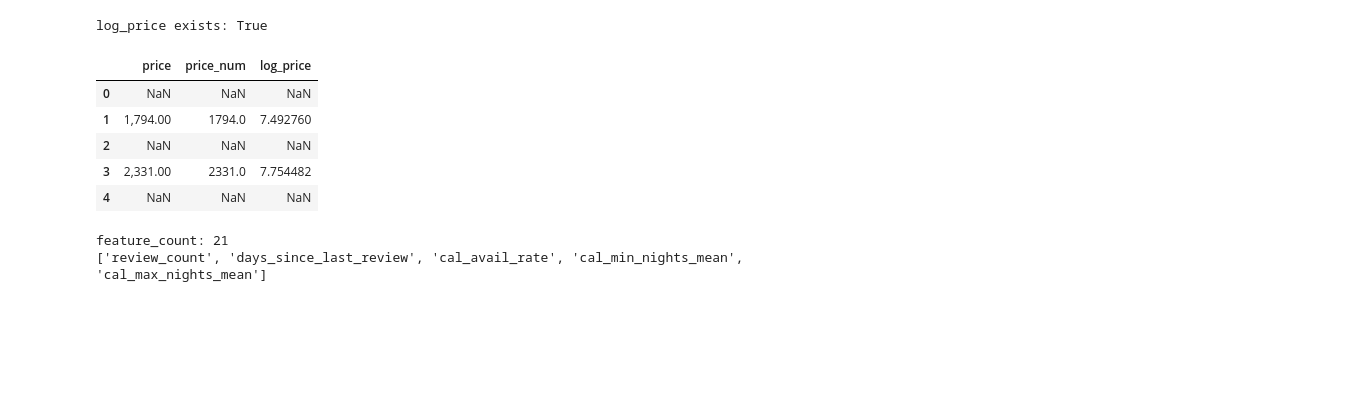
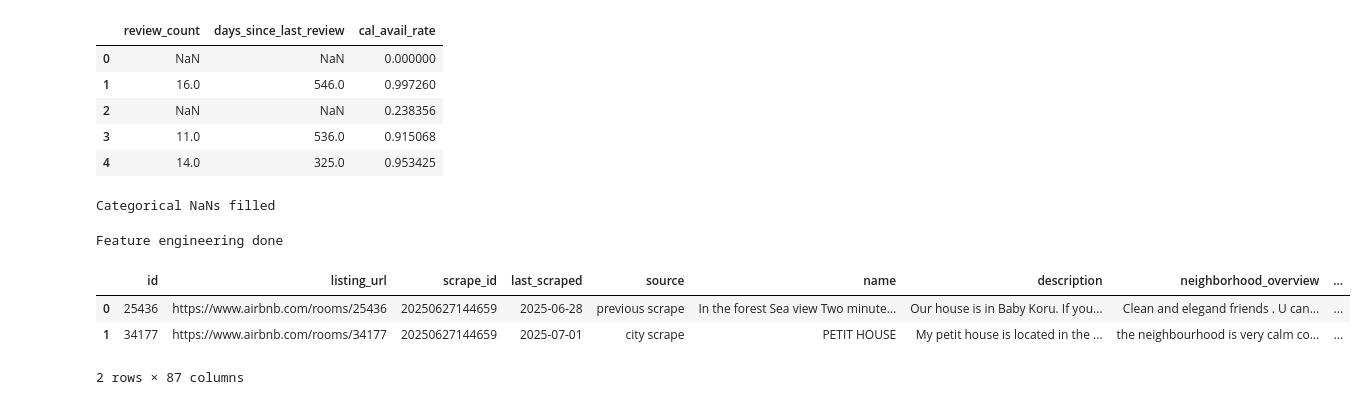
Before and after one commit to solid1010/airbnb-price-prediction, a Jupyter notebook: notebooks/02_features.ipynb, the cells around one changed output. Saved outputs shown, nothing was run; the diff lists cells and outputs as text; code cells hidden in the pictures; blank space fills up the shorter version.

```diff
--- a/notebooks/02_features.ipynb
+++ b/notebooks/02_features.ipynb
@@ -53,28 +81,50 @@ display(train_df[["review_count", "days_since_last_review", "cal_avail_rate"]].h
 # %%
-train_df = add_features(train_df)
-test_df  = add_features(test_df)
+train_df = merge_reviews_features(train_df, reviews_feat)
+test_df  = merge_reviews_features(test_df, reviews_feat)
+
+train_df = merge_calendar_features(train_df, cal_feat)
+test_df  = merge_calendar_features(test_df, cal_feat)
+
+display(
+    train_df[["review_count", "days_since_last_review", "cal_avail_rate"]].head()
+)
+# %% [output]
+|  | review_count | days_since_last_review | cal_avail_rate |
+| 0 | NaN | NaN | 0.000000 |
+| 1 | 16.0 | 546.0 | 0.997260 |
+| 2 | NaN | NaN | 0.238356 |
+| 3 | 11.0 | 536.0 | 0.915068 |
+| 4 | 14.0 | 325.0 | 0.953425 |
 # %%
-train_df = add_log_target(train_df)
+cat_cols = [
+    "property_type",
+    "room_type",
+    "neighbourhood_cleansed",
+    "host_response_time",
+    "host_location",
+    "neighbourhood",
+]
 
-# sanity
-print("log_price exists:", "log_price" in train_df.columns)
-display(train_df[["price", "price_num", "log_price"]].head())
+for col in cat_cols:
+    if col in train_df.columns:
+        train_df[col] = train_df[col].fillna("Unknown")
+    if col in test_df.columns:
+        test_df[col] = test_df[col].fillna("Unknown")
+
+print("Categorical NaNs filled")
 # %% [output]
-log_price exists: True
+Categorical NaNs filled
-|  | price | price_num | log_price |
-| 0 | NaN | NaN | NaN |
-| 1 | 1,794.00 | 1794.0 | 7.492760 |
-| 2 | NaN | NaN | NaN |
-| 3 | 2,331.00 | 2331.0 | 7.754482 |
-| 4 | NaN | NaN | NaN |
 # %%
-features = get_feature_columns(train_df)
-print("feature_count:", len(features))
-print([c for c in features if c in [
-    "review_count", "days_since_last_review",
-    "cal_avail_rate", "cal_min_nights_mean", "cal_max_nights_mean"
-]])
+train_df = add_features(train_df)
+test_df  = add_features(test_df)
+
+print("Feature engineering done")
+
+display(train_df.head(2))
 # %% [output]
-feature_count: 21
-['review_count', 'days_since_last_review', 'cal_avail_rate', 'cal_min_nights_mean', 'cal_max_nights_mean']
+Feature engineering done
+|  | id | listing_url | scrape_id | last_scraped | source | name | description | neighborhood_overview | ... |
+| 0 | 25436 | https://www.airbnb.com/rooms/25436 | 20250627144659 | 2025-06-28 | previous scrape | In the forest Sea view Two minute... | Our house is in Baby Koru. If you... | Clean and elegand friends . U can... | ... |
+| 1 | 34177 | https://www.airbnb.com/rooms/34177 | 20250627144659 | 2025-07-01 | city scrape | PETIT HOUSE | My petit house is located in the ... | the neighbourhood is very calm co... | ... |
+2 rows × 87 columns
 # %%
```
Also changed, not shown: parts of 11 cells of this notebook, 4 other files.
